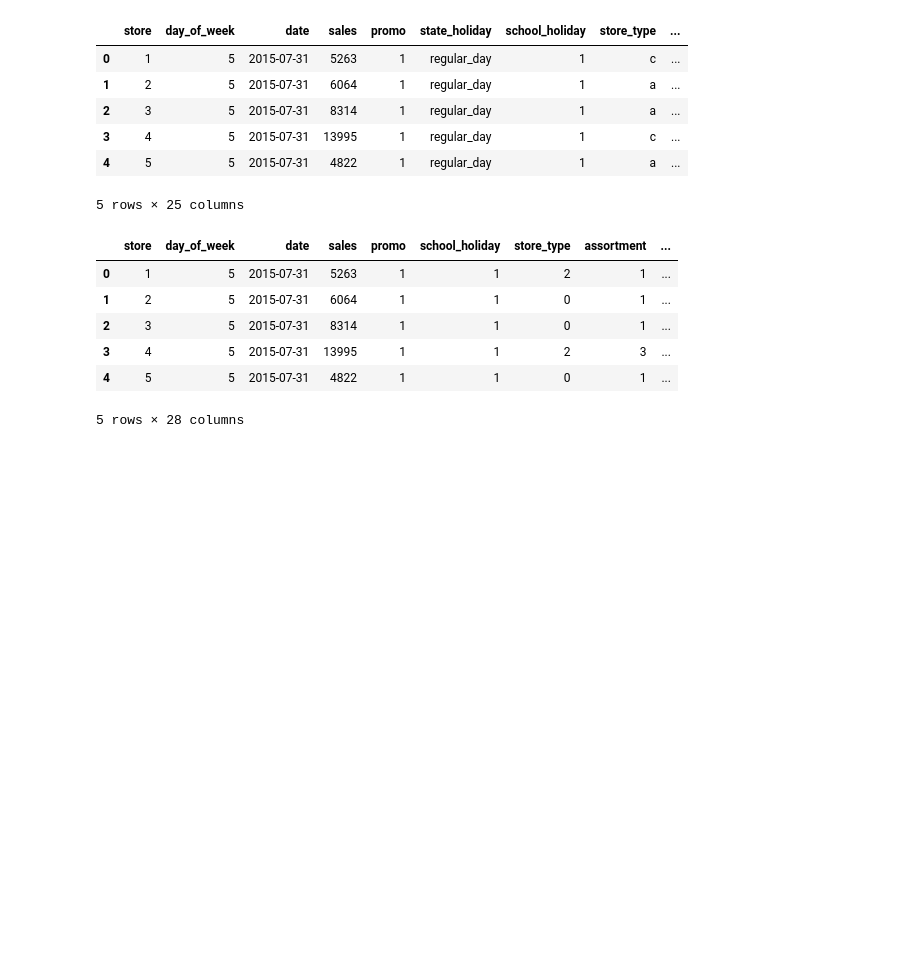
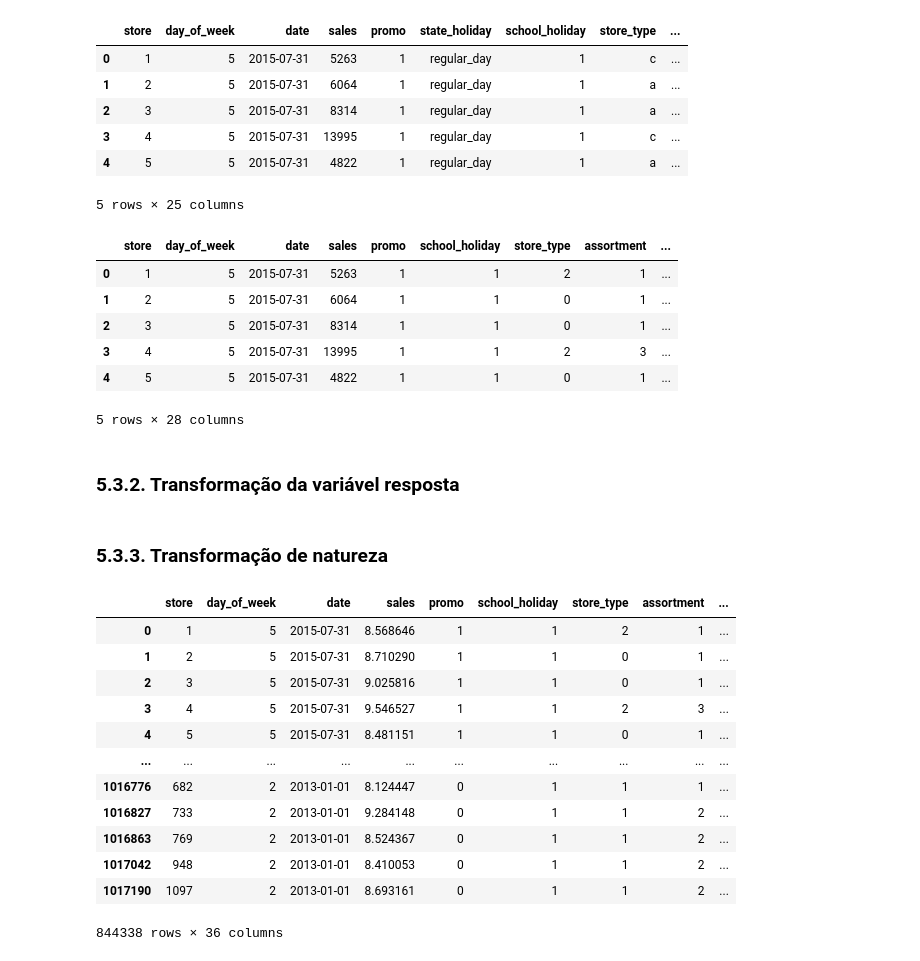
Before and after one commit to TiagoTuk/ds_producao, a Jupyter notebook: store_sales_prediction.ipynb, the cells around one changed output. Cells and saved outputs as stored; diff of their text form; code cells hidden in the pictures; blank space fills up the shorter version.

```diff
--- a/store_sales_prediction.ipynb
+++ b/store_sales_prediction.ipynb
@@ -894,0 +890,38 @@ df5.head()
+# %% [markdown]
+### 5.3.2. Transformação da variável resposta
+# %%
+df5['sales'] = np.log1p( df5['sales'] )
+# %% [markdown]
+### 5.3.3. Transformação de natureza
+# %%
+# day_of_week
+df5['day_of_week_sin'] = df5['day_of_week'].apply( lambda x: np.sin( x * ( 2. *np.pi/7 ) ) )
+df5['day_of_week_cos'] = df5['day_of_week'].apply( lambda x: np.cos( x * ( 2. *np.pi/7 ) ) )
+
+# month
+df5['month_sin'] = df5['month'].apply( lambda x: np.sin( x * ( 2. *np.pi/12 ) ) )
+df5['month_cos'] = df5['month'].apply( lambda x: np.cos( x * ( 2. *np.pi/12 ) ) )
+
+# day
+df5['day_sin'] = df5['day'].apply( lambda x: np.sin( x * ( 2. *np.pi/30 ) ) )
+df5['day_cos'] = df5['day'].apply( lambda x: np.cos( x * ( 2. *np.pi/30 ) ) )
+
+# week_of_year
+df5['week_of_year_sin'] = df5['week_of_year'].apply( lambda x: np.sin( x * ( 2. *np.pi/52 ) ) )
+df5['week_of_year_cos'] = df5['week_of_year'].apply( lambda x: np.cos( x * ( 2. *np.pi/52 ) ) )
+# %%
+df5
+# %% [output]
+|  | store | day_of_week | date | sales | promo | school_holiday | store_type | assortment | ... |
+| 0 | 1 | 5 | 2015-07-31 | 8.568646 | 1 | 1 | 2 | 1 | ... |
+| 1 | 2 | 5 | 2015-07-31 | 8.710290 | 1 | 1 | 0 | 1 | ... |
+| 2 | 3 | 5 | 2015-07-31 | 9.025816 | 1 | 1 | 0 | 1 | ... |
+| 3 | 4 | 5 | 2015-07-31 | 9.546527 | 1 | 1 | 2 | 3 | ... |
+| 4 | 5 | 5 | 2015-07-31 | 8.481151 | 1 | 1 | 0 | 1 | ... |
+| ... | ... | ... | ... | ... | ... | ... | ... | ... | ... |
+| 1016776 | 682 | 2 | 2013-01-01 | 8.124447 | 0 | 1 | 1 | 1 | ... |
+| 1016827 | 733 | 2 | 2013-01-01 | 9.284148 | 0 | 1 | 1 | 2 | ... |
+| 1016863 | 769 | 2 | 2013-01-01 | 8.524367 | 0 | 1 | 1 | 2 | ... |
+| 1017042 | 948 | 2 | 2013-01-01 | 8.410053 | 0 | 1 | 1 | 2 | ... |
+| 1017190 | 1097 | 2 | 2013-01-01 | 8.693161 | 0 | 1 | 1 | 2 | ... |
+844338 rows × 36 columns
```
Also changed, not shown: parts of 5 cells of this notebook.
